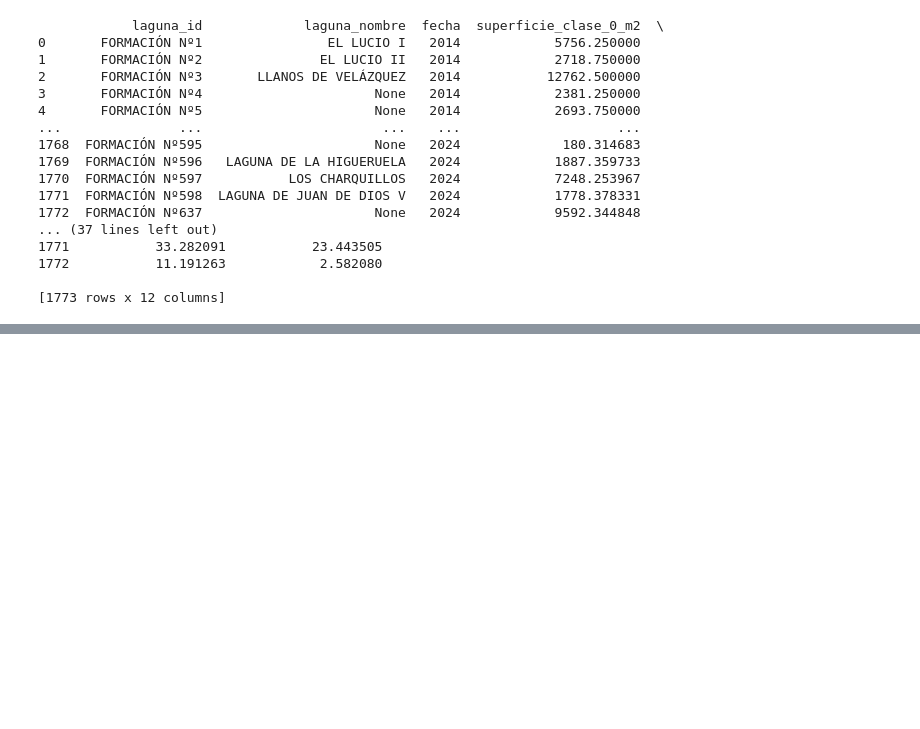
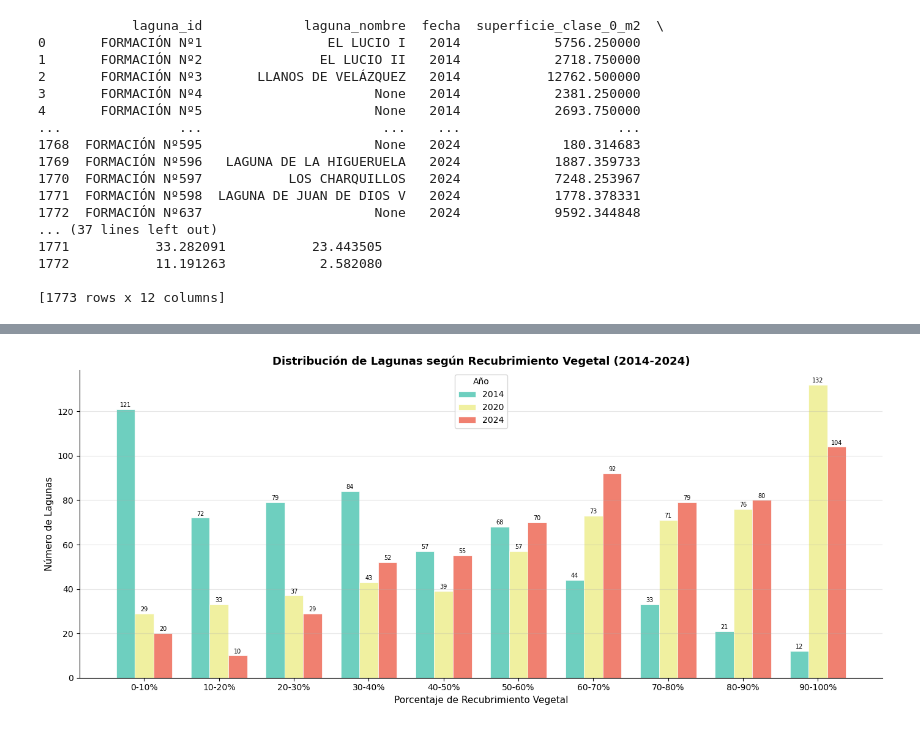
Before and after one commit to Digdgeo/Geopython_2026, a Jupyter notebook: dia_4/notebooks/Lidar_Processing_PNOA_Reclass_Stats.ipynb, the cells around one changed output, grey strips where cells are left out. Cells and saved outputs as stored; diff of their text form; code cells hidden in the pictures; blank space fills up the shorter version.

```diff
--- a/dia_4/notebooks/Lidar_Processing_PNOA_Reclass_Stats.ipynb
+++ b/dia_4/notebooks/Lidar_Processing_PNOA_Reclass_Stats.ipynb
@@ -335,0 +267,42 @@ plt.show()
+# %%
+import matplotlib.pyplot as plt
+import numpy as np
+
+AÑOS = [2014, 2020, 2024]
+COLORES_AÑOS = {2014: "#6ecfbf", 2020: "#f0f0a0", 2024: "#f08070"}
+
+bins = np.arange(0, 110, 10)
+etiquetas_bins = [f"{b}-{b+10}%" for b in bins[:-1]]
+
+fig, ax = plt.subplots(figsize=(14, 6))
+
+x = np.arange(len(etiquetas_bins))
+ancho = 0.25
+
+for i, año in enumerate(AÑOS):
+    datos_año = df_completo[df_completo["fecha"] == año]
+    pct_veg = datos_año["porcentaje_clase_1"] + datos_año["porcentaje_clase_2"] + datos_año["porcentaje_clase_3"]
+    conteos, _ = np.histogram(pct_veg, bins=bins)
+    bars = ax.bar(x + i * ancho, conteos, width=ancho,
+                  color=COLORES_AÑOS[año], label=str(año),
+                  edgecolor="white", linewidth=0.5)
+    for bar, val in zip(bars, conteos):
+        if val > 0:
+            ax.text(bar.get_x() + bar.get_width() / 2, bar.get_height() + 0.5,
+                    str(val), ha="center", va="bottom", fontsize=7)
+
+ax.set_title("Distribución de Lagunas según Recubrimiento Vegetal (2014-2024)",
+             fontsize=13, fontweight="bold")
+ax.set_xlabel("Porcentaje de Recubrimiento Vegetal", fontsize=11)
+ax.set_ylabel("Número de Lagunas", fontsize=11)
+ax.set_xticks(x + ancho)
+ax.set_xticklabels(etiquetas_bins)
+ax.legend(title="Año")
+ax.grid(axis="y", alpha=0.3)
+ax.spines[["top", "right"]].set_visible(False)
+
+plt.tight_layout()
+plt.savefig("distribucion_recubrimiento.png", dpi=150, bbox_inches="tight")
+plt.show()
+# %% [output]
+[figure, added]
```
Also changed, not shown: parts of 7 cells of this notebook, 1 other file.
